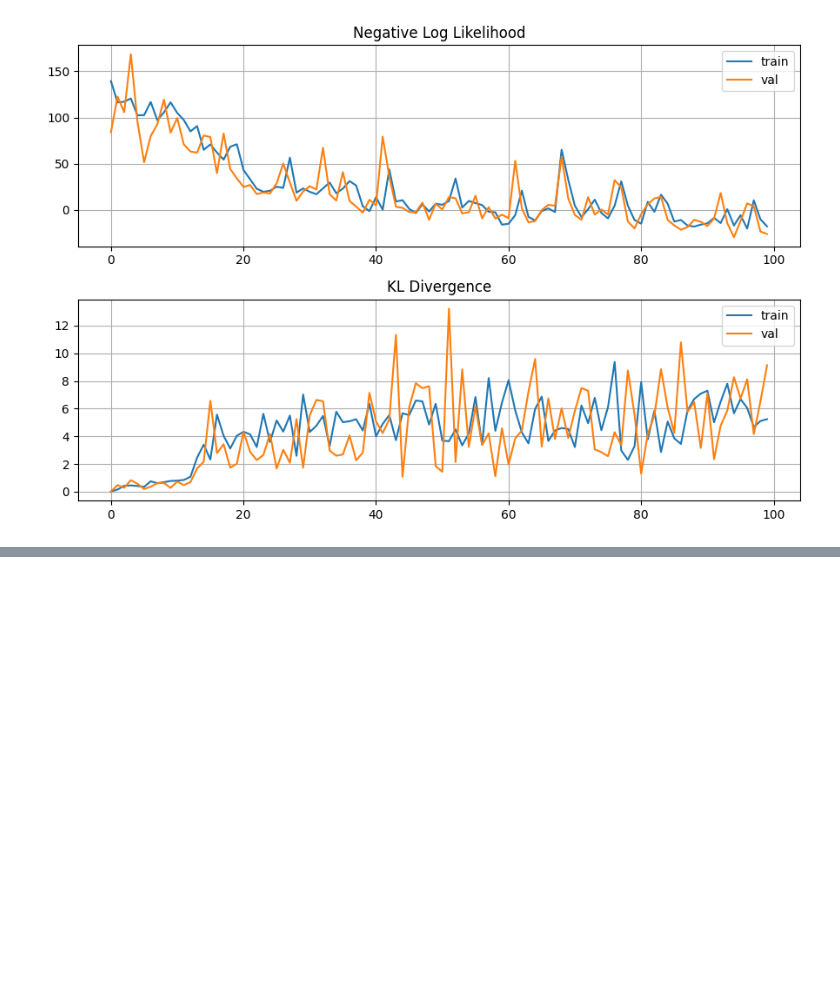
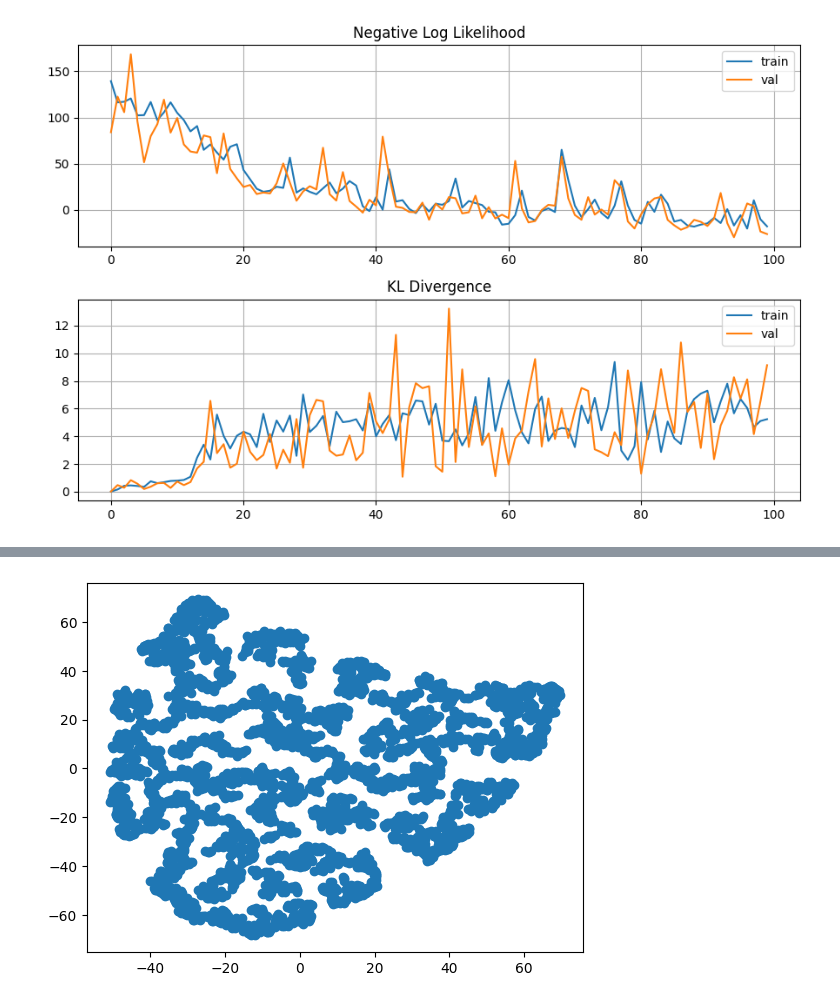
Before and after one commit to ChickNCurry/diffusion-vi-neural-processes, a Jupyter notebook: neural-process/code/new/experiment_1d.ipynb, the cells around one changed output, grey strips where cells are left out. Saved outputs shown, nothing was run; the diff lists cells and outputs as text; code cells hidden in the pictures; blank space fills up the shorter version.

Commit message:
add tsne visualization

```diff
--- a/neural-process/code/new/experiment_1d.ipynb
+++ b/neural-process/code/new/experiment_1d.ipynb
@@ -151,2 +151,34 @@ plt.show()
 # %%
 torch.save(model.state_dict(), "../../models/astral-wave-4.pt")
+# %%
+model.load_state_dict(torch.load("../../models/astral-wave-4.pt"))
+
+from tqdm import tqdm
+
+mus = []
+
+num_samples = 10000
+
+for i, (x_data, y_data) in tqdm(enumerate(gen_dataloader), total=num_samples):
+
+    x_data, y_data = x_data.to(device), y_data.to(device)
+
+    factor = 0.5
+    x_context, y_context, _, _ = split_context_target(x_data, y_data, factor, random=False)
+    _, mu, _ = model.encode(x_context, y_context)
+
+    mus.append(mu.cpu().detach().numpy())
+
+    if i + 1 == num_samples:
+        break
+# %%
+import numpy as np
+from sklearn.manifold import TSNE
+
+X = np.array([m[0] for m in mus])
+X_embedded = TSNE(n_components=2).fit_transform(X)
+
+plt.scatter(X_embedded[:, 0], X_embedded[:, 1])
+plt.show()
+# %% [output]
+[figure, added]
```
Also changed, not shown: parts of 2 cells of this notebook, 1 other file.
